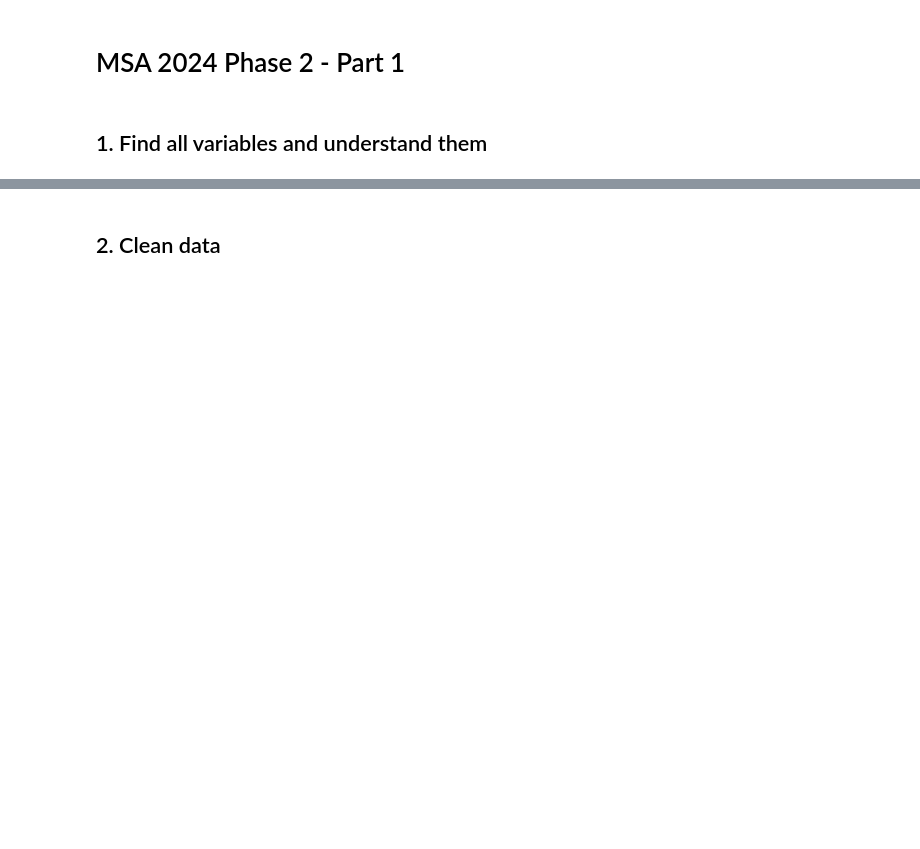
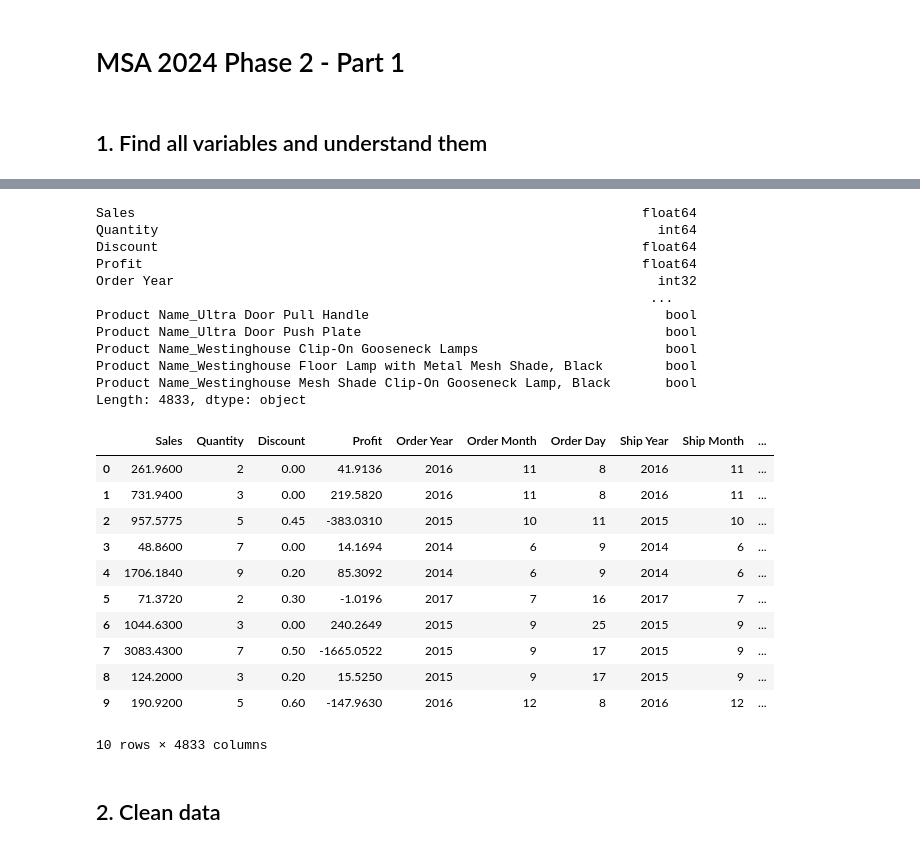
Before and after one commit to heaslay/2024-Phase-2-data-science, a Jupyter notebook: 1. Analysis and Preprocessing/part1-submission.ipynb, the cells around one changed output, grey strips where cells are left out. Cells and saved outputs as stored; diff of their text form; code cells hidden in the pictures; blank space fills up the shorter version.

```diff
--- a/1. Analysis and Preprocessing/part1-submission.ipynb
+++ b/1. Analysis and Preprocessing/part1-submission.ipynb
@@ -14,2 +88,48 @@ import matplotlib.pyplot as plt
+# %%
+#Convert data types of columns as needed, ensuring all values fed into machine learning models are numerical.
+
+df['Order Date'] = pd.to_datetime(df['Order Date'], errors='coerce')
+df['Ship Date'] = pd.to_datetime(df['Ship Date'], errors='coerce')
+df['Order Year'] = df['Order Date'].dt.year
+df['Order Month'] = df['Order Date'].dt.month
+df['Order Day'] = df['Order Date'].dt.day
+df['Ship Year'] = df['Ship Date'].dt.year
+df['Ship Month'] = df['Ship Date'].dt.month
+df['Ship Day'] = df['Ship Date'].dt.day
+df = df.drop(columns=['Order Date', 'Ship Date'])
+df = df.drop(columns=['Row ID']) # I dropped Row ID because it does not contribute information to the model
+# %%
+df_encoded = pd.get_dummies(df, columns=[
+    'Order ID', 'Ship Mode', 'Customer ID', 'Customer Name',
+    'Segment', 'Country', 'City', 'State', 'Postal Code', 'Region',
+    'Product ID', 'Category', 'Sub-Category', 'Product Name'
+])
+print(df_encoded.dtypes)
+df_encoded.head(10)
+# %% [output]
+Sales                                                                 float64
+Quantity                                                                int64
+Discount                                                              float64
+Profit                                                                float64
+Order Year                                                              int32
+                                                                       ...
+Product Name_Ultra Door Pull Handle                                      bool
+Product Name_Ultra Door Push Plate                                       bool
+Product Name_Westinghouse Clip-On Gooseneck Lamps                        bool
+Product Name_Westinghouse Floor Lamp with Metal Mesh Shade, Black        bool
+Product Name_Westinghouse Mesh Shade Clip-On Gooseneck Lamp, Black       bool
+Length: 4833, dtype: object
+|  | Sales | Quantity | Discount | Profit | Order Year | Order Month | Order Day | Ship Year | Ship Month | ... |
+| 0 | 261.9600 | 2 | 0.00 | 41.9136 | 2016 | 11 | 8 | 2016 | 11 | ... |
+| 1 | 731.9400 | 3 | 0.00 | 219.5820 | 2016 | 11 | 8 | 2016 | 11 | ... |
+| 2 | 957.5775 | 5 | 0.45 | -383.0310 | 2015 | 10 | 11 | 2015 | 10 | ... |
+| 3 | 48.8600 | 7 | 0.00 | 14.1694 | 2014 | 6 | 9 | 2014 | 6 | ... |
+| 4 | 1706.1840 | 9 | 0.20 | 85.3092 | 2014 | 6 | 9 | 2014 | 6 | ... |
+| 5 | 71.3720 | 2 | 0.30 | -1.0196 | 2017 | 7 | 16 | 2017 | 7 | ... |
+| 6 | 1044.6300 | 3 | 0.00 | 240.2649 | 2015 | 9 | 25 | 2015 | 9 | ... |
+| 7 | 3083.4300 | 7 | 0.50 | -1665.0522 | 2015 | 9 | 17 | 2015 | 9 | ... |
+| 8 | 124.2000 | 3 | 0.20 | 15.5250 | 2015 | 9 | 17 | 2015 | 9 | ... |
+| 9 | 190.9200 | 5 | 0.60 | -147.9630 | 2016 | 12 | 8 | 2016 | 12 | ... |
+10 rows × 4833 columns
 # %% [markdown]
 ## 2. Clean data
```
Also changed, not shown: parts of 19 cells of this notebook, 1 other file.
